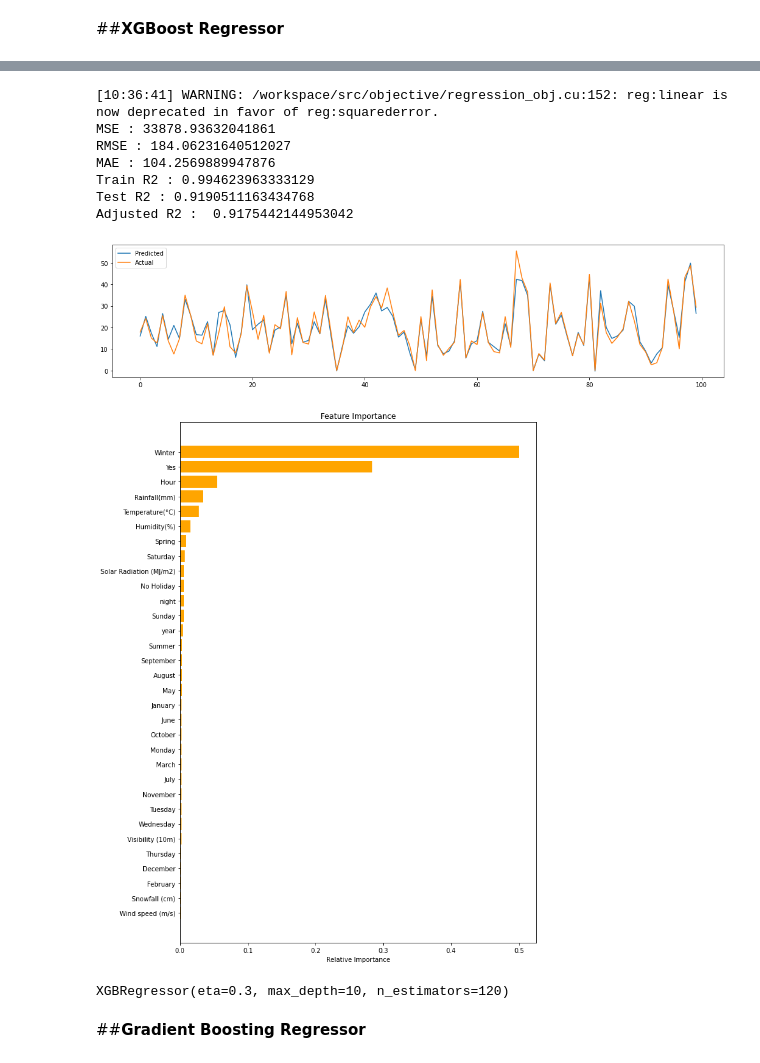
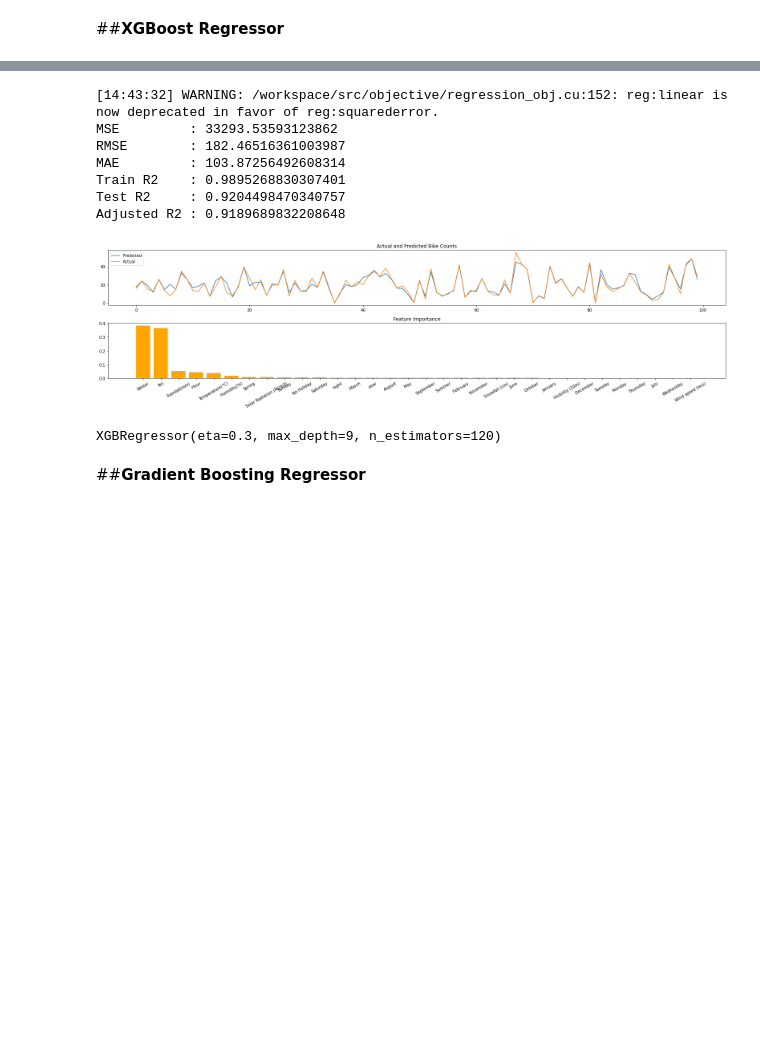
Before and after one commit to dhiru-c/Bike-Sharing-Demand-Prediction---Capstone-Project, a Jupyter notebook: Bike_Sharing_Demand_Prediction_Capstone_Project.ipynb, the cells around one changed output, grey strips where cells are left out. Saved outputs shown, nothing was run; the diff lists cells and outputs as text; code cells hidden in the pictures; blank space fills up the shorter version.

```diff
--- a/Bike_Sharing_Demand_Prediction_Capstone_Project.ipynb
+++ b/Bike_Sharing_Demand_Prediction_Capstone_Project.ipynb
@@ -655,0 +652,5 @@ xtrain,xtest,ytrain,ytest = train_test_split(x,y,test_size =0.2 ,random_state=0)
+# %%
+# Decision Forest Regressor GridSearch
+parameter = {'max_depth':np.arange(8,20,3), 'min_samples_leaf':np.arange(5,15,3)}
+dt_regressor = GridSearchCV(DecisionTreeRegressor(), param_grid = parameter , scoring = 'neg_mean_squared_error', cv=5)
+dt_regressor.fit(xtrain, ytrain).best_params_
@@ -717,7 +696,7 @@ eli.explain_weights(rf_regressor)
 ##**XGBoost Regressor**
 # %%
 # Cross validation to get best parameters
-model         = XGBRegressor()
+model         = XGBRegressor(silent=True,random_state=0)
 parameters    = {'n_estimators': [100,120],'max_depth': [i for i in range(20)],'eta':[0.3,0.2,0.1]}
 xgb_regressor = GridSearchCV(model, parameters, scoring='neg_mean_squared_error', cv=5)
 xgb_regressor.fit(xtrain,ytrain).best_params_
@@ -743,18 +705,17 @@ xgb_regressor.fit(xtrain,ytrain).best_params_
 # %%
 #appling XGBoost  algorithm using best parameters
-xgb_regressor = XGBRegressor(n_estimators=120,max_depth=10,eta= 0.3)
+xgb_regressor = XGBRegressor(n_estimators=120,max_depth=9,eta= 0.3)
 analyse_model(xgb_regressor, X_train=xtrain, X_test=xtest, y_train=ytrain, y_test=ytest)
 # %% [output]
-[10:36:41] WARNING: /workspace/src/objective/regression_obj.cu:152: reg:linear is now deprecated in favor of reg:squarederror.
-MSE : 33878.93632041861
-RMSE : 184.06231640512027
-MAE : 104.2569889947876
-Train R2 : 0.994623963333129
-Test R2 : 0.9190511163434768
-Adjusted R2 :  0.9175442144953042
+[14:43:32] WARNING: /workspace/src/objective/regression_obj.cu:152: reg:linear is now deprecated in favor of reg:squarederror.
+MSE         : 33293.53593123862
+RMSE        : 182.46516361003987
+MAE         : 103.87256492608314
+Train R2    : 0.9895268830307401
+Test R2     : 0.9204498470340757
+Adjusted R2 : 0.9189689832208648
-[figure, old version]
+[figure, new version]
-[figure, removed]
-XGBRegressor(eta=0.3, max_depth=10, n_estimators=120)
+XGBRegressor(eta=0.3, max_depth=9, n_estimators=120)
 # %% [markdown]
 ##**Gradient Boosting Regressor**
 # %%
```
Also changed, not shown: parts of 23 cells of this notebook.
